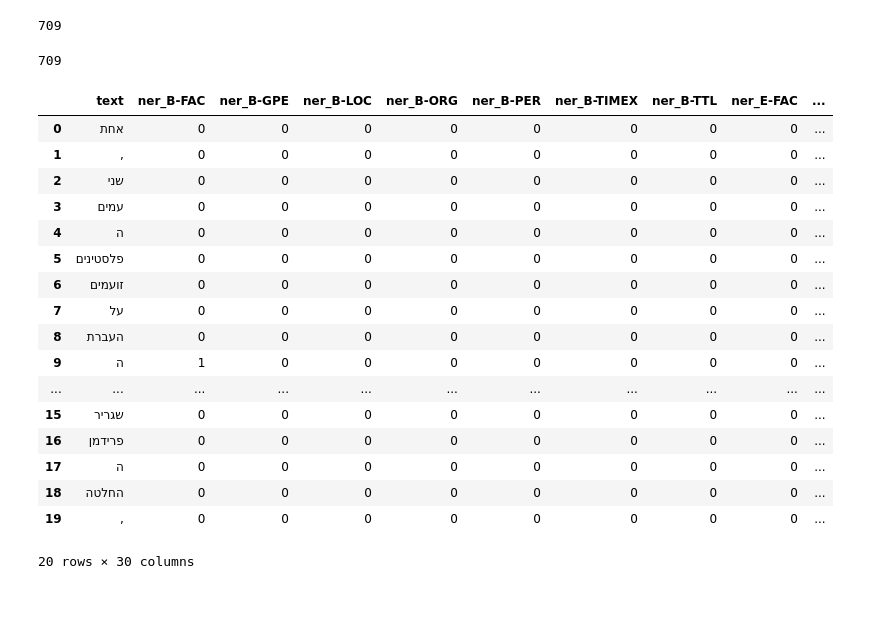
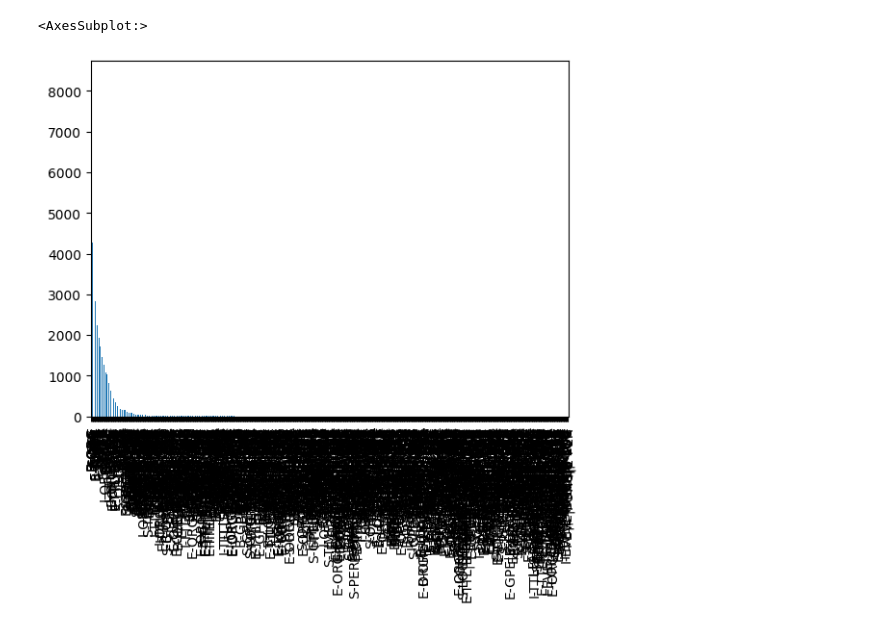
Before and after one commit to wzwzeyal/huggingface_project_template, a Jupyter notebook: notebooks/eda.ipynb, the cells around one changed output. Cells and saved outputs as stored; diff of their text form; code cells hidden in the pictures; blank space fills up the shorter version.

```diff
--- a/notebooks/eda.ipynb
+++ b/notebooks/eda.ipynb
@@ -7,2 +197,7 @@ from tqdm import tqdm
+# %%
+df_ar[df_ar['ner'] != 'O']['ner'].value_counts().plot(kind='bar')
+# %% [output]
+<AxesSubplot:>
+[figure, added]
 # %%
 tqdm.pandas()
@@ -13,33 +204,3 @@ df = pd.read_csv('../data/iahlt-release-2022-06-09/ne/he/0a1db4f4df5168a8018bbfd
-# %%
-len(df)
-# %% [output]
-709
-# %%
-ohe = pd.get_dummies(data=df, columns=['ner'])
-len(ohe)
-# %% [output]
-709
-# %%
-ohe.head(20)
-# %% [output]
-|  | text | ner_B-FAC | ner_B-GPE | ner_B-LOC | ner_B-ORG | ner_B-PER | ner_B-TIMEX | ner_B-TTL | ner_E-FAC | ... |
-| 0 | אחת | 0 | 0 | 0 | 0 | 0 | 0 | 0 | 0 | ... |
-| 1 | , | 0 | 0 | 0 | 0 | 0 | 0 | 0 | 0 | ... |
-| 2 | שני | 0 | 0 | 0 | 0 | 0 | 0 | 0 | 0 | ... |
-| 3 | עמים | 0 | 0 | 0 | 0 | 0 | 0 | 0 | 0 | ... |
-| 4 | ה | 0 | 0 | 0 | 0 | 0 | 0 | 0 | 0 | ... |
-| 5 | פלסטינים | 0 | 0 | 0 | 0 | 0 | 0 | 0 | 0 | ... |
-| 6 | זועמים | 0 | 0 | 0 | 0 | 0 | 0 | 0 | 0 | ... |
-| 7 | על | 0 | 0 | 0 | 0 | 0 | 0 | 0 | 0 | ... |
-| 8 | העברת | 0 | 0 | 0 | 0 | 0 | 0 | 0 | 0 | ... |
-| 9 | ה | 1 | 0 | 0 | 0 | 0 | 0 | 0 | 0 | ... |
-| ... | ... | ... | ... | ... | ... | ... | ... | ... | ... | ... |
-| 15 | שגריר | 0 | 0 | 0 | 0 | 0 | 0 | 0 | 0 | ... |
-| 16 | פרידמן | 0 | 0 | 0 | 0 | 0 | 0 | 0 | 0 | ... |
-| 17 | ה | 0 | 0 | 0 | 0 | 0 | 0 | 0 | 0 | ... |
-| 18 | החלטה | 0 | 0 | 0 | 0 | 0 | 0 | 0 | 0 | ... |
-| 19 | , | 0 | 0 | 0 | 0 | 0 | 0 | 0 | 0 | ... |
-20 rows × 30 columns
 # %%
 import glob
 import os
```
Also changed, not shown: parts of 45 cells of this notebook, 2 other files.
